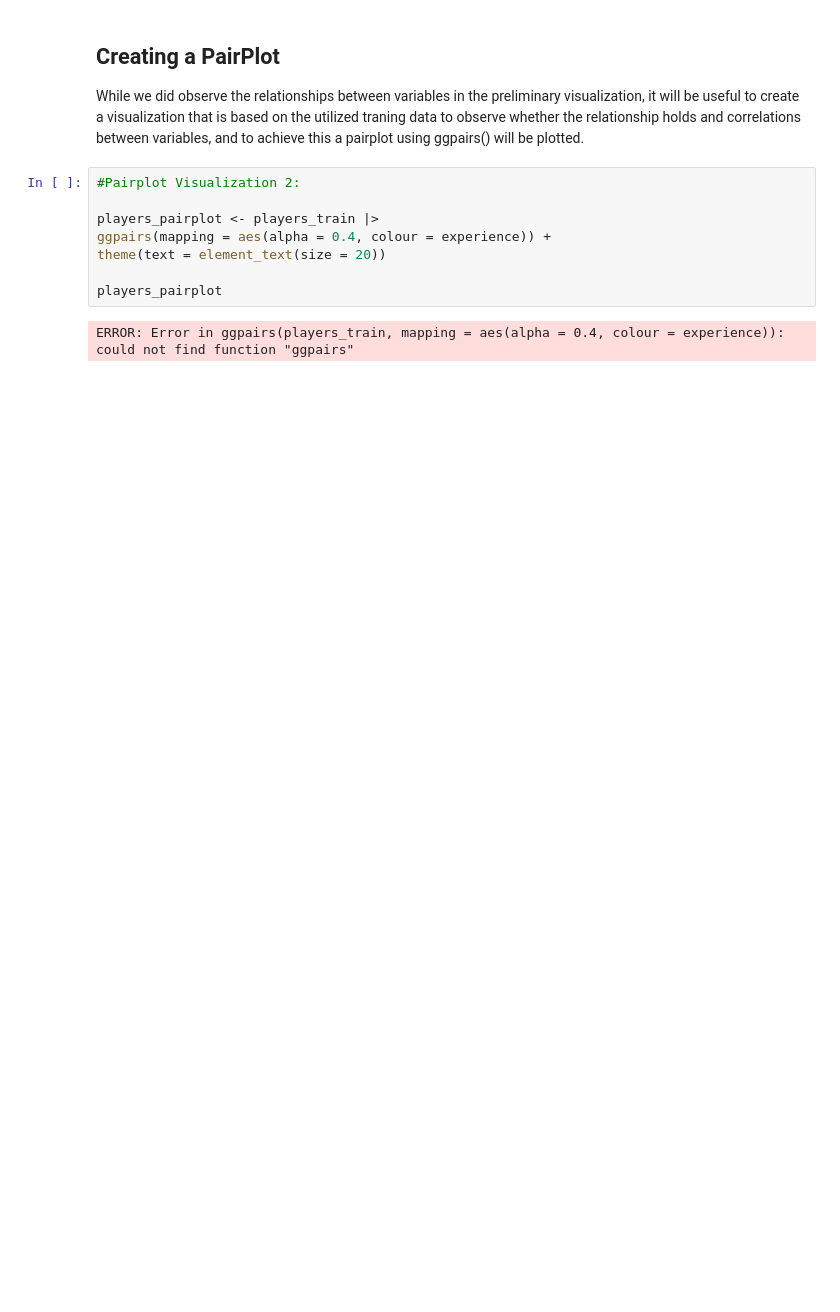
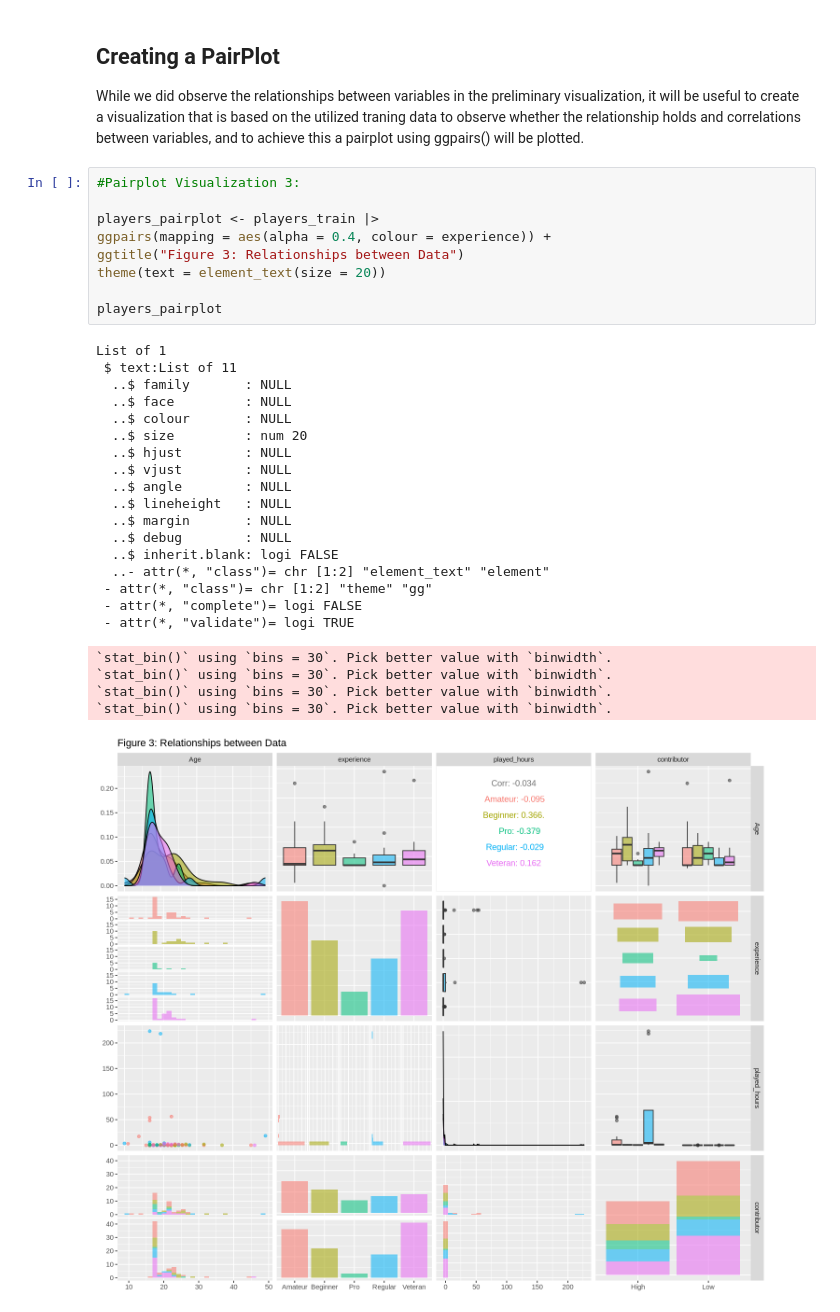
Before and after one commit to OliviaC-2/Group_project_player, a Jupyter notebook: Group_project.ipynb, the cells around one changed output. Drawn from its saved outputs; the diff is of its cells as text; blank space fills up the shorter version.

```diff
--- a/Group_project.ipynb
+++ b/Group_project.ipynb
@@ -144,12 +198,34 @@ A tibble: 6 × 3
 
 While we did observe the relationships between variables in the preliminary visualization, it will be useful to create a visualization that is based on the utilized traning data to observe whether the relationship holds and correlations between variables, and to achieve this a pairplot using ggpairs() will be plotted.
 # %%
-#Pairplot Visualization 2:
+#Pairplot Visualization 3:
 
 players_pairplot <- players_train |>
 ggpairs(mapping = aes(alpha = 0.4, colour = experience)) +
+ggtitle("Figure 3: Relationships between Data")
 theme(text = element_text(size = 20))
 
 players_pairplot
 # %% [output]
-ERROR: Error in ggpairs(players_train, mapping = aes(alpha = 0.4, colour = experience)): could not find function "ggpairs"
+List of 1
+ $ text:List of 11
+  ..$ family       : NULL
+  ..$ face         : NULL
+  ..$ colour       : NULL
+  ..$ size         : num 20
+  ..$ hjust        : NULL
+  ..$ vjust        : NULL
+  ..$ angle        : NULL
+  ..$ lineheight   : NULL
+  ..$ margin       : NULL
+  ..$ debug        : NULL
+  ..$ inherit.blank: logi FALSE
+  ..- attr(*, "class")= chr [1:2] "element_text" "element"
+ - attr(*, "class")= chr [1:2] "theme" "gg"
+ - attr(*, "complete")= logi FALSE
+ - attr(*, "validate")= logi TRUE
+`stat_bin()` using `bins = 30`. Pick better value with `binwidth`.
+`stat_bin()` using `bins = 30`. Pick better value with `binwidth`.
+`stat_bin()` using `bins = 30`. Pick better value with `binwidth`.
+`stat_bin()` using `bins = 30`. Pick better value with `binwidth`.
+[figure, added]
```
Also changed, not shown: parts of 17 cells of this notebook.
